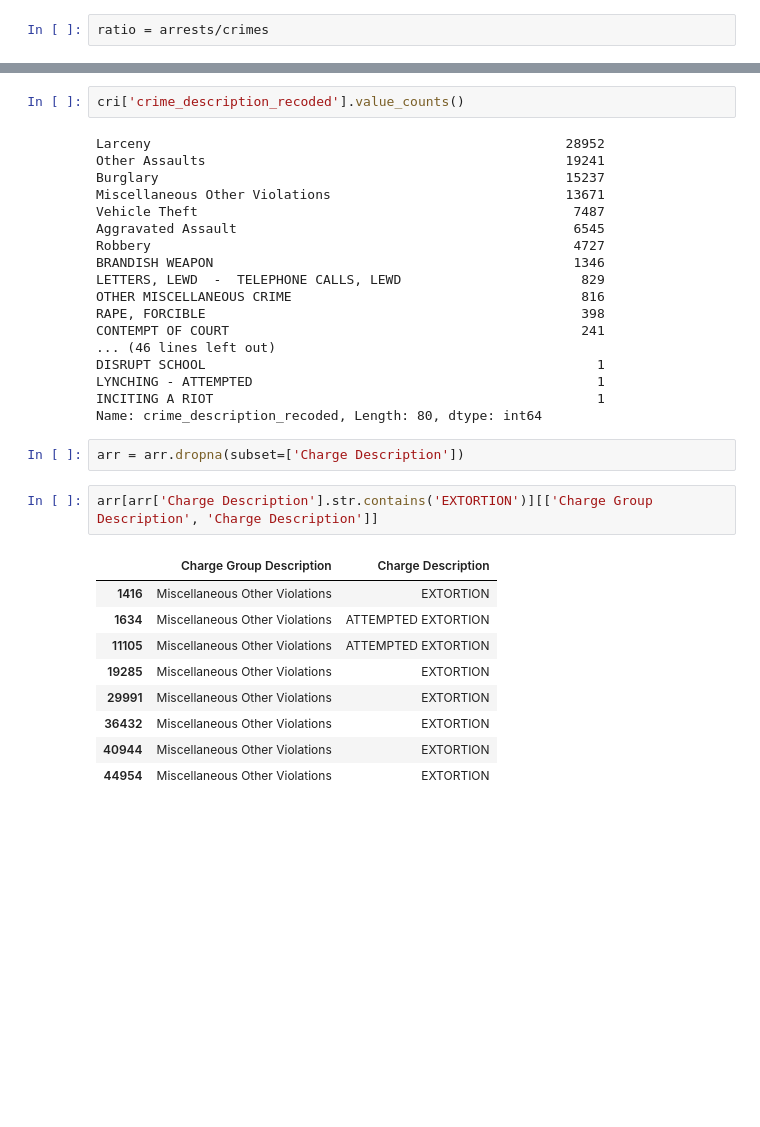
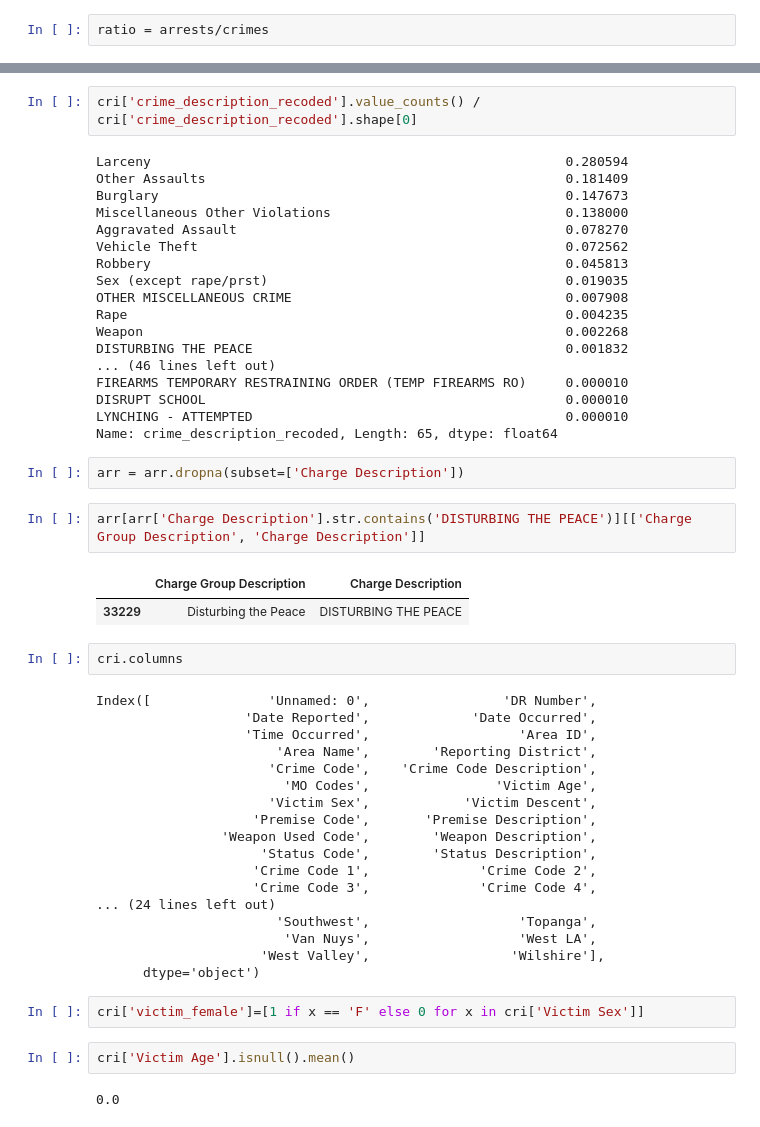
Before and after one commit to abreulastra/crime_analysis, a Jupyter notebook: crime_patterns_LA.ipynb, the cells around one changed output, grey strips where cells are left out. Drawn from its saved outputs; the diff is of its cells as text; blank space fills up the shorter version.

```diff
--- a/crime_patterns_LA.ipynb
+++ b/crime_patterns_LA.ipynb
@@ -349,35 +386,54 @@ Burglary              0.060314
 dtype: float64
 # %%
-cri['crime_description_recoded'].value_counts()
+cri['crime_description_recoded'].value_counts() / cri['crime_description_recoded'].shape[0]
 # %% [output]
-Larceny                                                     28952
-Other Assaults                                              19241
-Burglary                                                    15237
-Miscellaneous Other Violations                              13671
-Vehicle Theft                                                7487
-Aggravated Assault                                           6545
-Robbery                                                      4727
-BRANDISH WEAPON                                              1346
-LETTERS, LEWD  -  TELEPHONE CALLS, LEWD                       829
-OTHER MISCELLANEOUS CRIME                                     816
-RAPE, FORCIBLE                                                398
-CONTEMPT OF COURT                                             241
+Larceny                                                     0.280594
+Other Assaults                                              0.181409
+Burglary                                                    0.147673
+Miscellaneous Other Violations                              0.138000
+Aggravated Assault                                          0.078270
+Vehicle Theft                                               0.072562
+Robbery                                                     0.045813
+Sex (except rape/prst)                                      0.019035
+OTHER MISCELLANEOUS CRIME                                   0.007908
+Rape                                                        0.004235
+Weapon                                                      0.002268
+DISTURBING THE PEACE                                        0.001832
 ... (46 lines left out)
-DISRUPT SCHOOL                                                  1
-LYNCHING - ATTEMPTED                                            1
-INCITING A RIOT                                                 1
-Name: crime_description_recoded, Length: 80, dtype: int64
+FIREARMS TEMPORARY RESTRAINING ORDER (TEMP FIREARMS RO)     0.000010
+DISRUPT SCHOOL                                              0.000010
+LYNCHING - ATTEMPTED                                        0.000010
+Name: crime_description_recoded, Length: 65, dtype: float64
 # %%
 arr = arr.dropna(subset=['Charge Description'])
 # %%
-arr[arr['Charge Description'].str.contains('EXTORTION')][['Charge Group Description', 'Charge Description']]
+arr[arr['Charge Description'].str.contains('DISTURBING THE PEACE')][['Charge Group Description', 'Charge Description']]
 # %% [output]
 |  | Charge Group Description | Charge Description |
-| 1416 | Miscellaneous Other Violations | EXTORTION |
-| 1634 | Miscellaneous Other Violations | ATTEMPTED EXTORTION |
-| 11105 | Miscellaneous Other Violations | ATTEMPTED EXTORTION |
-| 19285 | Miscellaneous Other Violations | EXTORTION |
-| 29991 | Miscellaneous Other Violations | EXTORTION |
-| 36432 | Miscellaneous Other Violations | EXTORTION |
-| 40944 | Miscellaneous Other Violations | EXTORTION |
-| 44954 | Miscellaneous Other Violations | EXTORTION |
+| 33229 | Disturbing the Peace | DISTURBING THE PEACE |
+# %%
+cri.columns
+# %% [output]
+Index([               'Unnamed: 0',                 'DR Number',
+                   'Date Reported',             'Date Occurred',
+                   'Time Occurred',                   'Area ID',
+                       'Area Name',        'Reporting District',
+                      'Crime Code',    'Crime Code Description',
+                        'MO Codes',                'Victim Age',
+                      'Victim Sex',            'Victim Descent',
+                    'Premise Code',       'Premise Description',
+                'Weapon Used Code',        'Weapon Description',
+                     'Status Code',        'Status Description',
+                    'Crime Code 1',              'Crime Code 2',
+                    'Crime Code 3',              'Crime Code 4',
+... (24 lines left out)
+                       'Southwest',                   'Topanga',
+                        'Van Nuys',                   'West LA',
+                     'West Valley',                  'Wilshire'],
+      dtype='object')
+# %%
+cri['victim_female']=[1 if x == 'F' else 0 for x in cri['Victim Sex']]
+# %%
+cri['Victim Age'].isnull().mean()
+# %% [output]
+0.0
```
Also changed, not shown: parts of 26 cells of this notebook, 1 other file.
